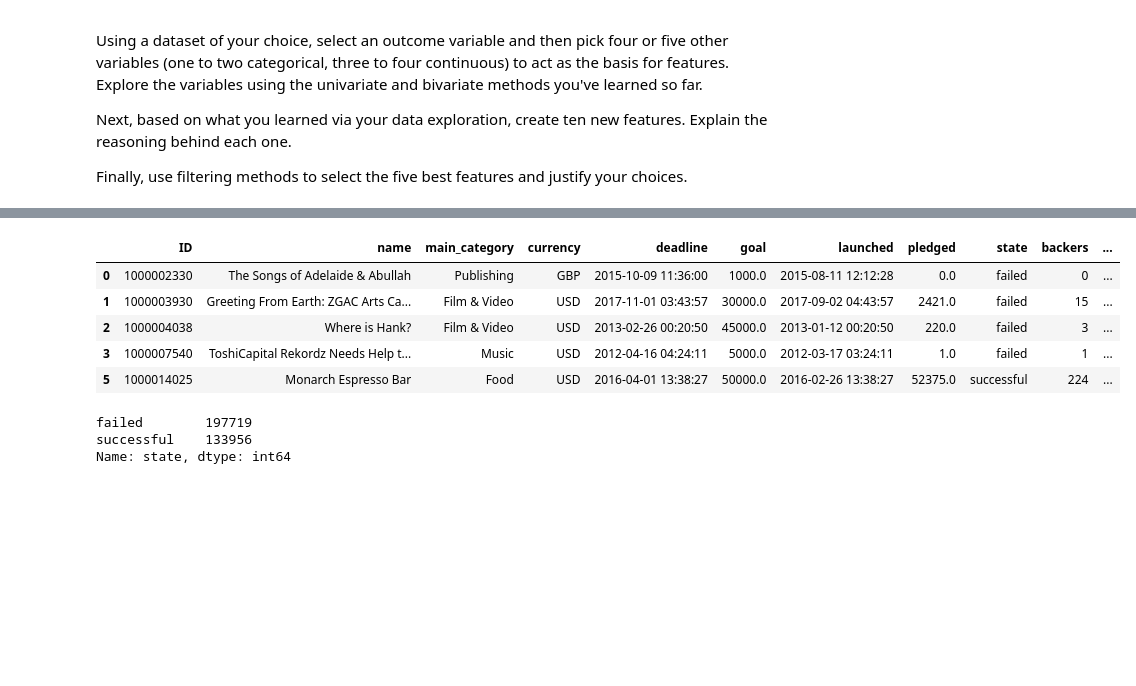
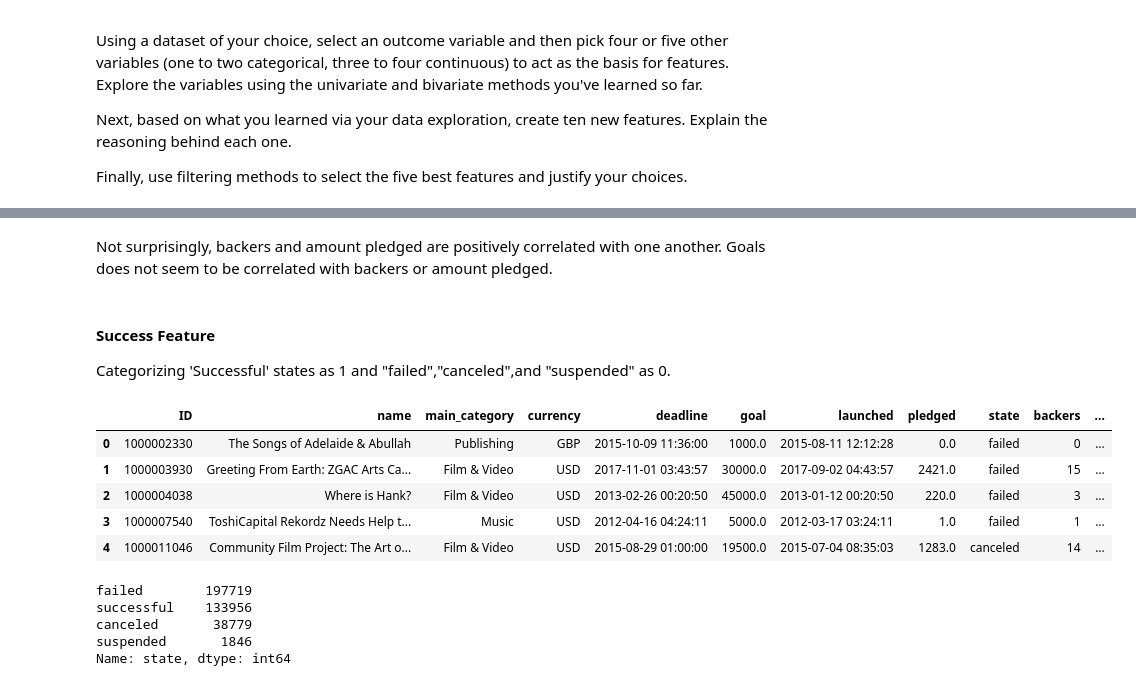
Before and after one commit to jlinGG/Thinkful-DS-Bootcamp, a Jupyter notebook: Kickstarter-Projects.ipynb, the cells around one changed output, grey strips where cells are left out. Drawn from its saved outputs; the diff is of its cells as text; code cells hidden in the pictures; blank space fills up the shorter version.

```diff
--- a/Kickstarter-Projects.ipynb
+++ b/Kickstarter-Projects.ipynb
@@ -79,0 +91,4 @@ array(['failed', 'canceled', 'successful', 'live', 'undefined', 'suspended'], dt
+# %%
+df['log_goal'] = df['goal'].apply(lambda x: np.log(x+1))
+df['log_backers'] = df['backers'].apply(lambda x: np.log(x+1))
+df['log_pledged'] = df['pledged'].apply(lambda x: np.log(x+1))
@@ -80,20 +139,27 @@ array(['failed', 'canceled', 'successful', 'live', 'undefined', 'suspended'], dt
+# %% [markdown]
+Not surprisingly, backers and amount pledged are positively correlated with one another.  Goals does not seem to be correlated with backers or amount pledged.
+# %% [markdown]
+#### Success Feature
+Categorizing 'Successful' states as 1 and "failed","canceled",and "suspended" as 0.
 # %%
-# Creating our dataset to answer our question
+# Creating our dataset to for analysis
 df_success = df.loc[
-    ((df['state'] == 'successful') | (df['state'] == 'failed')),
+    ((df['state'] == 'successful') | (df['state'] == 'failed') | (df['state'] == 'canceled') | (df['state'] == 'suspended') ),
     ['ID', 'name', 'main_category','currency','deadline','goal','launched','pledged','state','backers','country']
 ]
 df_success.head()
 # %% [output]
 |  | ID | name | main_category | currency | deadline | goal | launched | pledged | state | backers | ... |
 | 0 | 1000002330 | The Songs of Adelaide & Abullah | Publishing | GBP | 2015-10-09 11:36:00 | 1000.0 | 2015-08-11 12:12:28 | 0.0 | failed | 0 | ... |
 | 1 | 1000003930 | Greeting From Earth: ZGAC Arts Ca... | Film & Video | USD | 2017-11-01 03:43:57 | 30000.0 | 2017-09-02 04:43:57 | 2421.0 | failed | 15 | ... |
 | 2 | 1000004038 | Where is Hank? | Film & Video | USD | 2013-02-26 00:20:50 | 45000.0 | 2013-01-12 00:20:50 | 220.0 | failed | 3 | ... |
 | 3 | 1000007540 | ToshiCapital Rekordz Needs Help t... | Music | USD | 2012-04-16 04:24:11 | 5000.0 | 2012-03-17 03:24:11 | 1.0 | failed | 1 | ... |
-| 5 | 1000014025 | Monarch Espresso Bar | Food | USD | 2016-04-01 13:38:27 | 50000.0 | 2016-02-26 13:38:27 | 52375.0 | successful | 224 | ... |
+| 4 | 1000011046 | Community Film Project: The Art o... | Film & Video | USD | 2015-08-29 01:00:00 | 19500.0 | 2015-07-04 08:35:03 | 1283.0 | canceled | 14 | ... |
 # %%
 df_success['state'].value_counts()
 # %% [output]
 failed        197719
 successful    133956
+canceled       38779
+suspended       1846
 Name: state, dtype: int64
```
Also changed, not shown: parts of 43 cells of this notebook.
